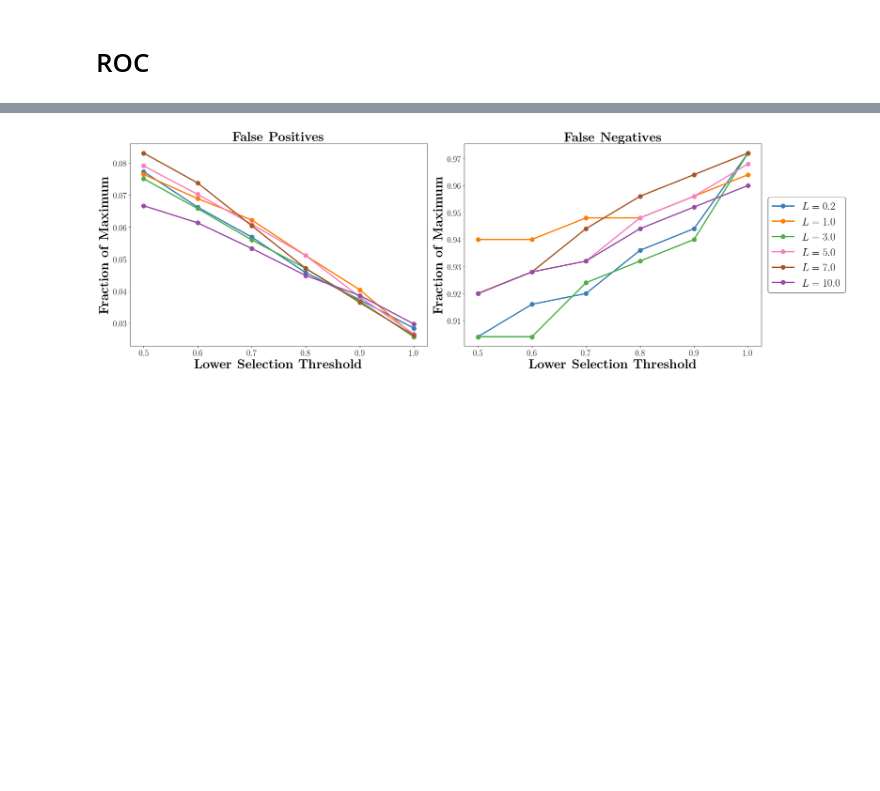
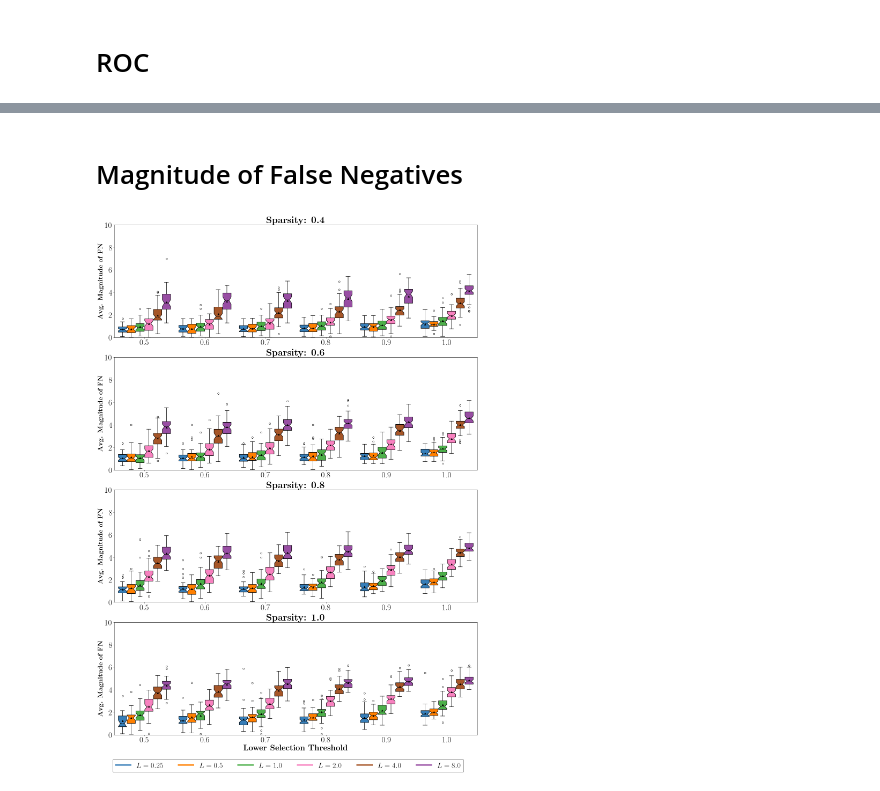
Before and after one commit to pssachdeva/uoi-corr, a Jupyter notebook: exp3.ipynb, the cells around one changed output, grey strips where cells are left out. Saved outputs shown, nothing was run; the diff lists cells and outputs as text; code cells hidden in the pictures; blank space fills up the shorter version.

```diff
--- a/exp3.ipynb
+++ b/exp3.ipynb
@@ -47,6 +47,10 @@ for sparsity in sparsities:
     files[sparsity] = h5py.File(os.path.join(base, 'uoicorr%0.1f.h5' %sparsity), 'r')
 
 n_features = 50
+# %%
+def L_to_idx(L):
+    idx = np.argwhere(Ls == L).ravel()[0]
+    return idx
 # %% [markdown]
 # ROC
 # %%
@@ -149,4 +115,2 @@ def plot_fpfn(sparsity, scaled=False, Ls=np.array([0.25, 1.0, 3.0, 5.0, 7.0, 10.
-# %%
-plot_fpfn(0.1, scaled=True)
-# %% [output]
-[figure, removed]
+# %% [markdown]
+# Magnitude of False Negatives
@@ -152,0 +188,24 @@ plot_fpfn(0.1, scaled=True)
+# %%
+fig, axes = plt.subplots(4, 1, figsize=(20, 28))
+plot_mag_fn(sparsity=0.4, Ls=np.array([0.25, 0.50, 1, 2, 4, 8]), ax=axes[0], scaled=False)
+plot_mag_fn(sparsity=0.6, Ls=np.array([0.25, 0.50, 1, 2, 4, 8]), ax=axes[1], scaled=False)
+plot_mag_fn(sparsity=0.8, Ls=np.array([0.25, 0.50, 1, 2, 4, 8]), ax=axes[2], scaled=False)
+plot_mag_fn(sparsity=1.0, Ls=np.array([0.25, 0.50, 1, 2, 4, 8]), ax=axes[3], scaled=False)
+axes[3].set_xlabel(r'\textbf{Lower Selection Threshold}')
+for ax in axes:
+    ax.tick_params(labelsize=30)
+handles, labels = axes[3].get_legend_handles_labels()
+lgd = fig.legend(
+    handles,
+    labels,
+    loc='center',
+    bbox_to_anchor=(0.5, -0.02),
+    ncol=6,
+    prop={'size' : 28},
+    bbox_transform=fig.transFigure
+)
+lgd.get_frame().set_edgecolor('black')
+plt.tight_layout()
+plt.savefig('exp3_mag_fn.pdf', bbox_inches='tight')
+# %% [output]
+[figure, added]
```
Also changed, not shown: parts of 7 cells of this notebook, 5 other files.
